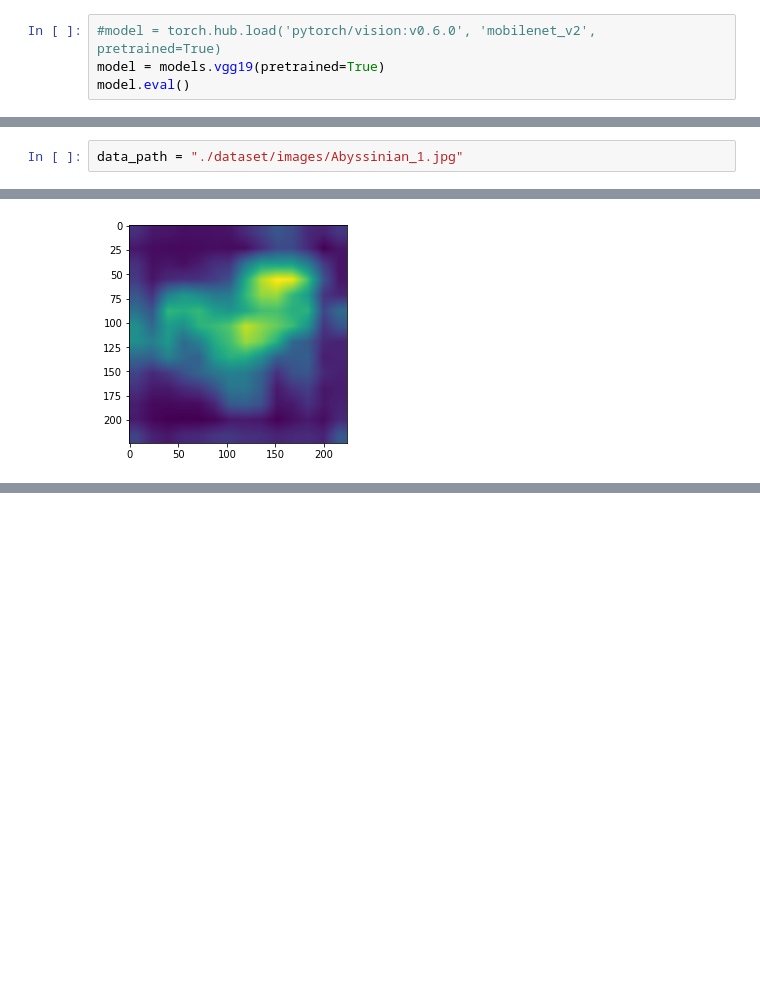
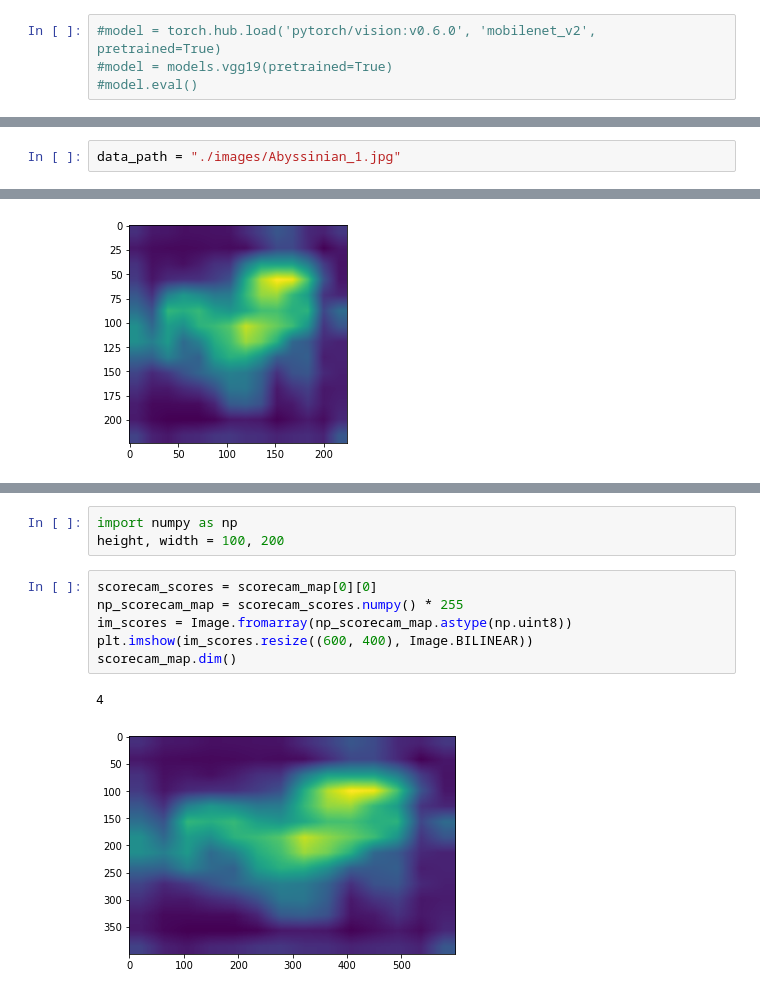
Before and after one commit to k-washi/auto-cat-crop, a Jupyter notebook: notebook/grad_cam.ipynb, the cells around one changed output, grey strips where cells are left out. Cells and saved outputs as stored; diff of their text form; blank space fills up the shorter version.

```diff
--- a/notebook/grad_cam.ipynb
+++ b/notebook/grad_cam.ipynb
@@ -18,5 +13,5 @@ The autoreload extension is already loaded. To reload it, use:
 device = torch.device("cuda:0" if torch.cuda.is_available() else "cpu")
 # %%
 #model = torch.hub.load('pytorch/vision:v0.6.0', 'mobilenet_v2', pretrained=True)
-model = models.vgg19(pretrained=True)
-model.eval()
+#model = models.vgg19(pretrained=True)
+#model.eval()
@@ -41,5 +18,5 @@ VGG(
 # %%
-data_path = "./dataset/images/Abyssinian_1.jpg"
+data_path = "./images/Abyssinian_1.jpg"
 # %%
 img = Image.open(data_path)
 img = img.convert("RGB")
@@ -125,0 +88,12 @@ plt.imshow(scorecam_map[0][0])
+# %%
+import numpy as np
+height, width = 100, 200
+# %%
+scorecam_scores = scorecam_map[0][0]
+np_scorecam_map = scorecam_scores.numpy() * 255
+im_scores = Image.fromarray(np_scorecam_map.astype(np.uint8))
+plt.imshow(im_scores.resize((600, 400), Image.BILINEAR))
+scorecam_map.dim()
+# %% [output]
+4
+[figure, added]
```
Also changed, not shown: parts of 15 cells of this notebook, 3 other files.
